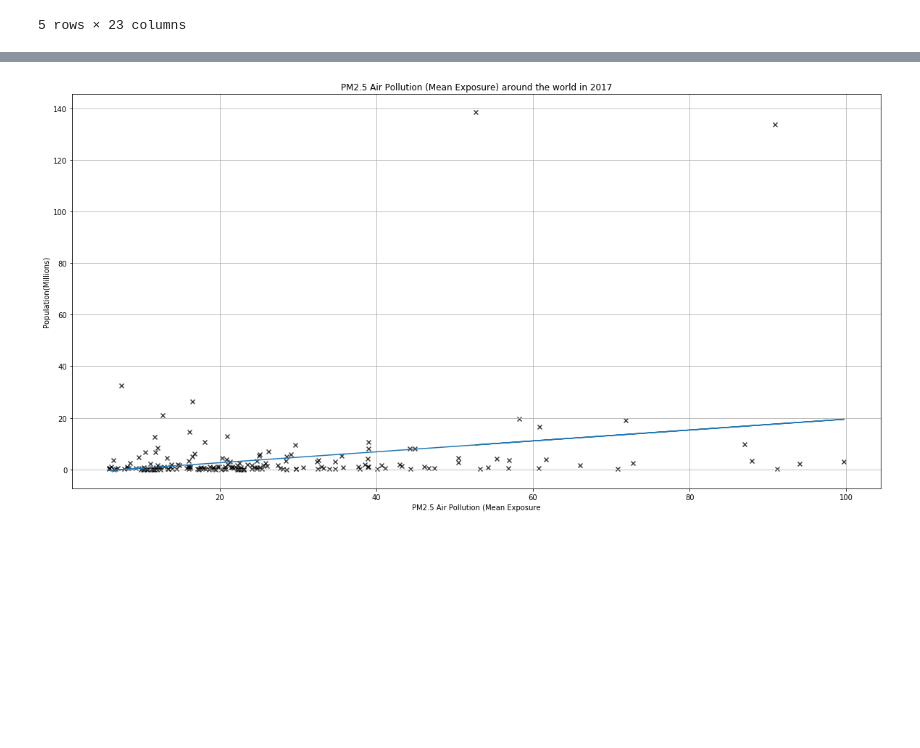
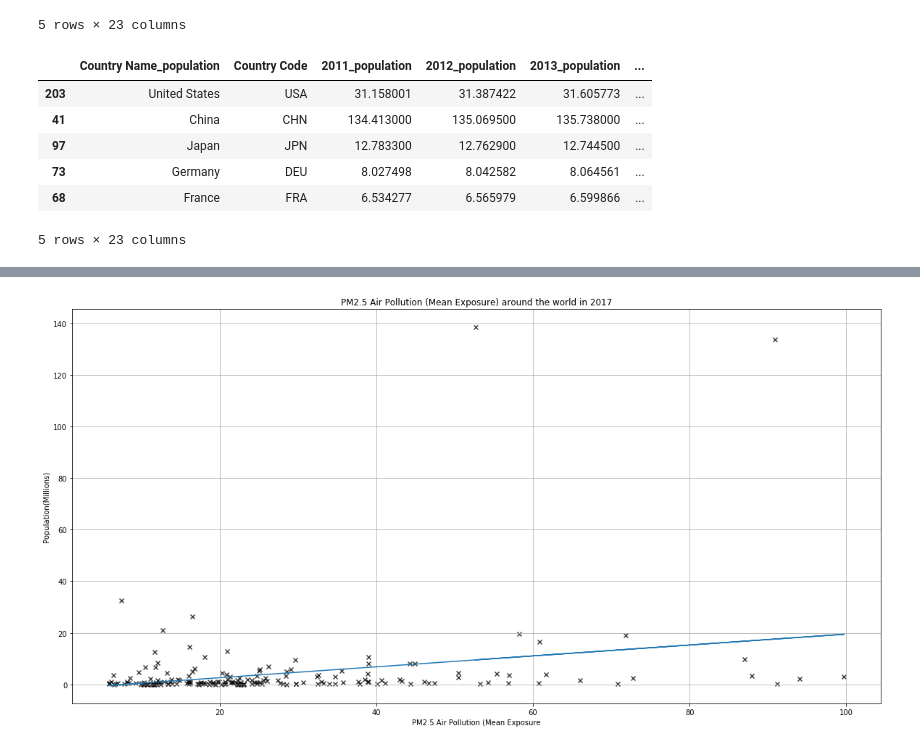
Before and after one commit to JosefinaAureaAmaro/00_Project_Python_DataAnalysis, a Jupyter notebook: Population_pm25_GDP.ipynb, the cells around one changed output, grey strips where cells are left out. Cells and saved outputs as stored; diff of their text form; code cells hidden in the pictures; blank space fills up the shorter version.

```diff
--- a/Population_pm25_GDP.ipynb
+++ b/Population_pm25_GDP.ipynb
@@ -184,5 +184,16 @@ merge_table_sort_50.head()
 | 89 | Indonesia | IDN | 24.570751 | 24.888323 | 25.203226 | ... |
 | 26 | Brazil | BRA | 19.868669 | 20.056098 | 20.240863 | ... |
 5 rows × 23 columns
+# %%
+merge_table_sort_50_gdp = merge_table_sort.nlargest(50, '2017_gdp')
+merge_table_sort_50_gdp.head()
+# %% [output]
+|  | Country Name_population | Country Code | 2011_population | 2012_population | 2013_population | ... |
+| 203 | United States | USA | 31.158001 | 31.387422 | 31.605773 | ... |
+| 41 | China | CHN | 134.413000 | 135.069500 | 135.738000 | ... |
+| 97 | Japan | JPN | 12.783300 | 12.762900 | 12.744500 | ... |
+| 73 | Germany | DEU | 8.027498 | 8.042582 | 8.064561 | ... |
+| 68 | France | FRA | 6.534277 | 6.565979 | 6.599866 | ... |
+5 rows × 23 columns
 # %%
 corr = merge_table_sort.corr()
```
Also changed, not shown: parts of 2 cells of this notebook, 8 other files.
